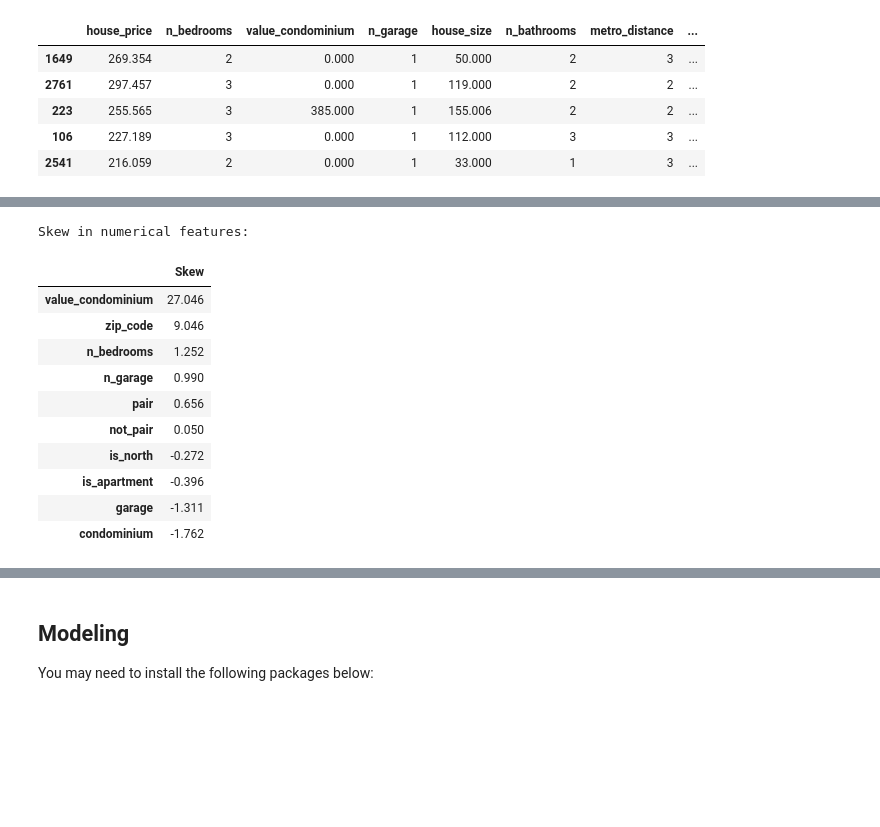
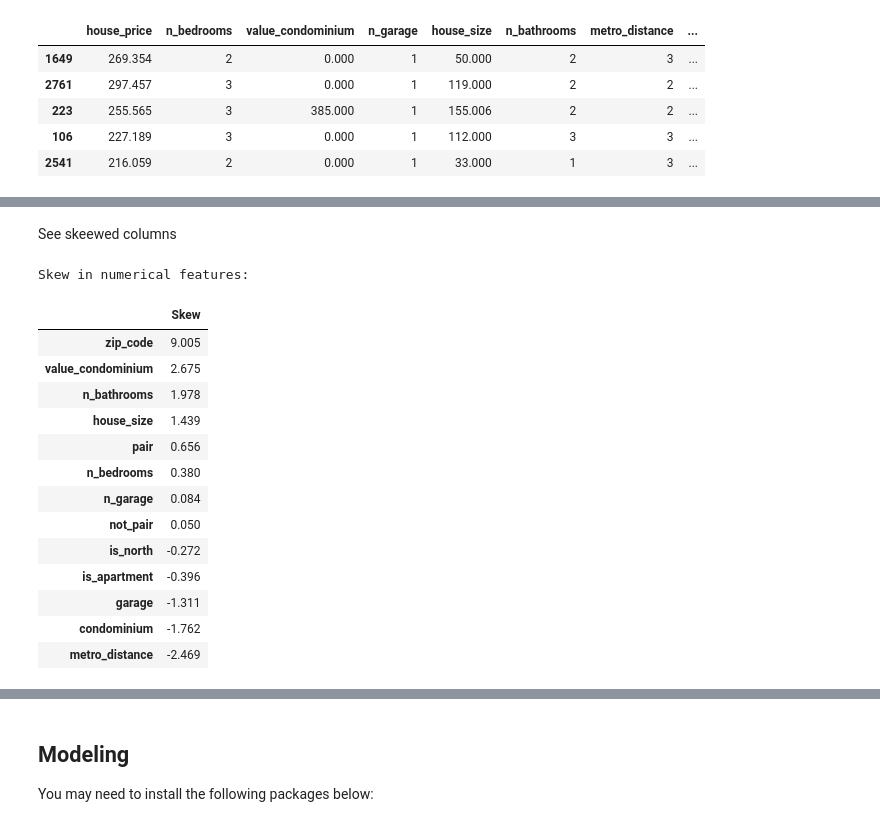
Before and after one commit to davi-santos/samambaia-house-price-prediction, a Jupyter notebook: Machine Learning Models.ipynb, the cells around one changed output, grey strips where cells are left out. Cells and saved outputs as stored; diff of their text form; code cells hidden in the pictures; blank space fills up the shorter version.

```diff
--- a/Machine Learning Models.ipynb
+++ b/Machine Learning Models.ipynb
@@ -561,24 +584,32 @@ train_df[cols].head()
+# %%
+train_df['house_size'] = train_df['house_size'].astype('float')
+train_df['n_bathrooms'] = train_df['n_bathrooms'].astype('float')
+# %% [markdown]
+See skeewed columns
 # %%
 numeric_feats = train_df.iloc[:, 1:].dtypes[train_df.dtypes != "object"].index
 
 # Check the skew of all numerical features
 skewed_feats = train_df[numeric_feats].apply(lambda x: skew(x.dropna())).sort_values(ascending=False)
 print("\nSkew in numerical features: \n")
 skewness = pd.DataFrame({'Skew' :skewed_feats})
-skewness.head(10)
+skewness
 # %% [output]
 Skew in numerical features:
 |  | Skew |
-| value_condominium | 27.046 |
-| zip_code | 9.046 |
-| n_bedrooms | 1.252 |
-| n_garage | 0.990 |
+| zip_code | 9.005 |
+| value_condominium | 2.675 |
+| n_bathrooms | 1.978 |
+| house_size | 1.439 |
 | pair | 0.656 |
+| n_bedrooms | 0.380 |
+| n_garage | 0.084 |
 | not_pair | 0.050 |
 | is_north | -0.272 |
 | is_apartment | -0.396 |
 | garage | -1.311 |
 | condominium | -1.762 |
+| metro_distance | -2.469 |
 # %%
 skewness = skewness[abs(skewness) > 1]
 print("There are {} skewed numerical features to Box Cox transform".format(skewness.shape[0]))
```
Also changed, not shown: parts of 49 cells of this notebook, 9 other files.
